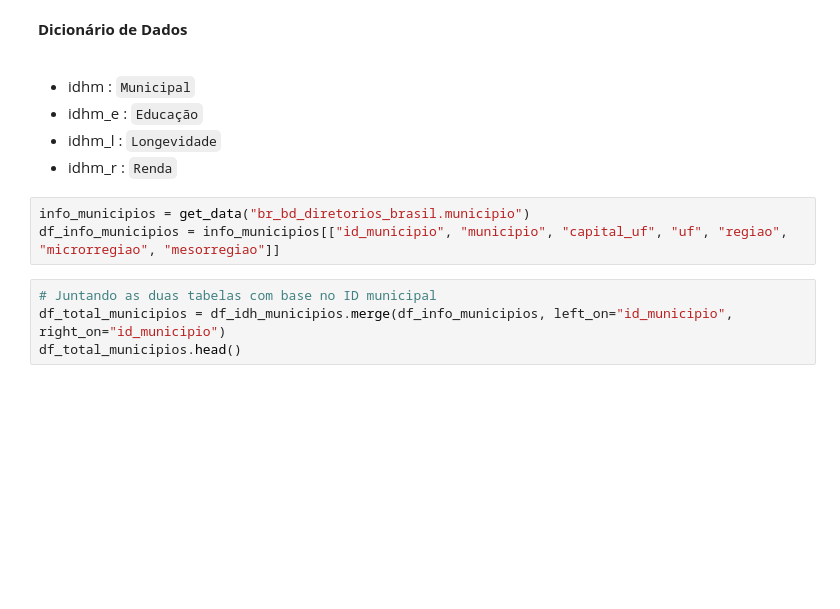
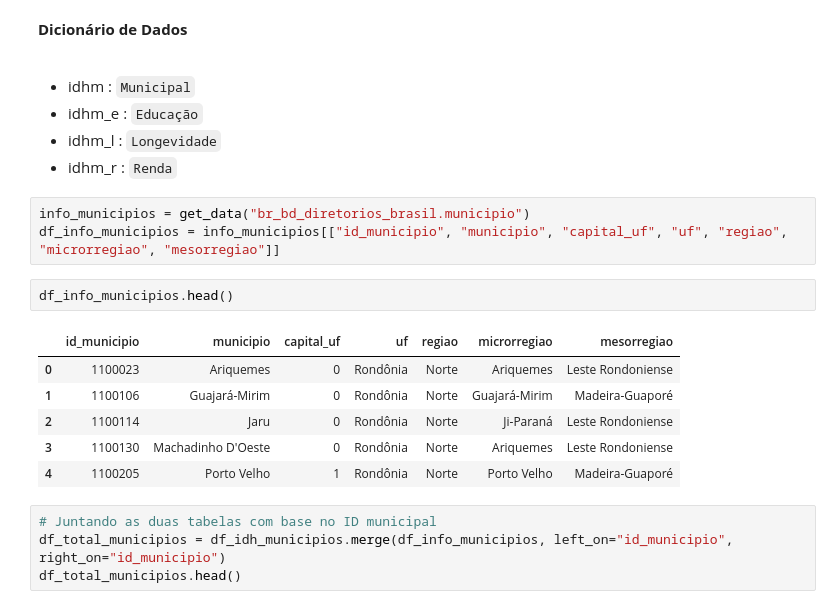
Before and after one commit to UFRJ-Analytica/odd2021, a Jupyter notebook: analises.ipynb, the cells around one changed output. Drawn from its saved outputs; the diff is of its cells as text; blank space fills up the shorter version.

```diff
--- a/analises.ipynb
+++ b/analises.ipynb
@@ -67,6 +67,15 @@ df_idh_municipios.head()
 # %%
 info_municipios = get_data("br_bd_diretorios_brasil.municipio")
 df_info_municipios = info_municipios[["id_municipio", "municipio", "capital_uf", "uf", "regiao", "microrregiao", "mesorregiao"]]
+# %%
+df_info_municipios.head()
+# %% [output]
+|  | id_municipio | municipio | capital_uf | uf | regiao | microrregiao | mesorregiao |
+| 0 | 1100023 | Ariquemes | 0 | Rondônia | Norte | Ariquemes | Leste Rondoniense |
+| 1 | 1100106 | Guajará-Mirim | 0 | Rondônia | Norte | Guajará-Mirim | Madeira-Guaporé |
+| 2 | 1100114 | Jaru | 0 | Rondônia | Norte | Ji-Paraná | Leste Rondoniense |
+| 3 | 1100130 | Machadinho D'Oeste | 0 | Rondônia | Norte | Ariquemes | Leste Rondoniense |
+| 4 | 1100205 | Porto Velho | 1 | Rondônia | Norte | Porto Velho | Madeira-Guaporé |
 # %%
 # Juntando as duas tabelas com base no ID municipal
 df_total_municipios = df_idh_municipios.merge(df_info_municipios, left_on="id_municipio", right_on="id_municipio")
```
Also changed, not shown: parts of 20 cells of this notebook, 14 other files.
